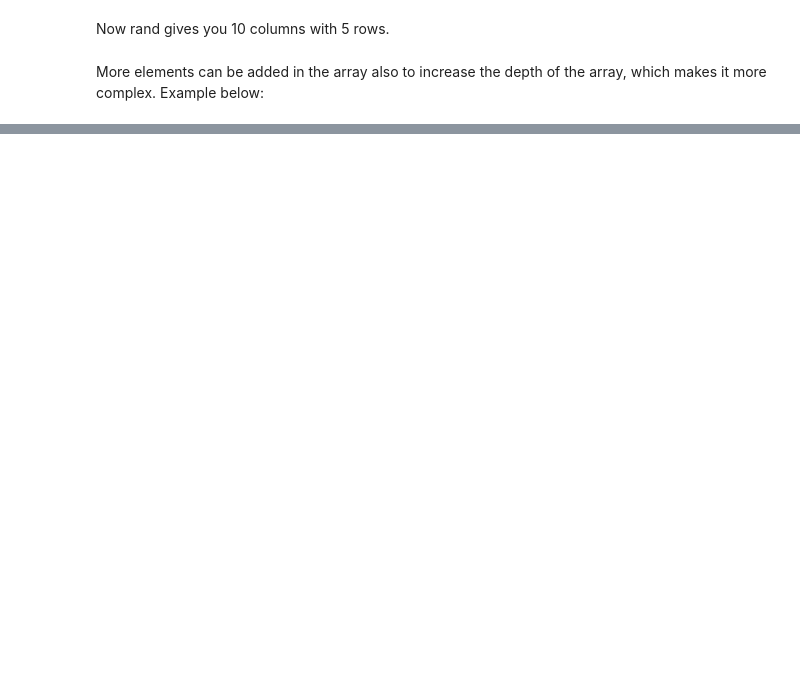
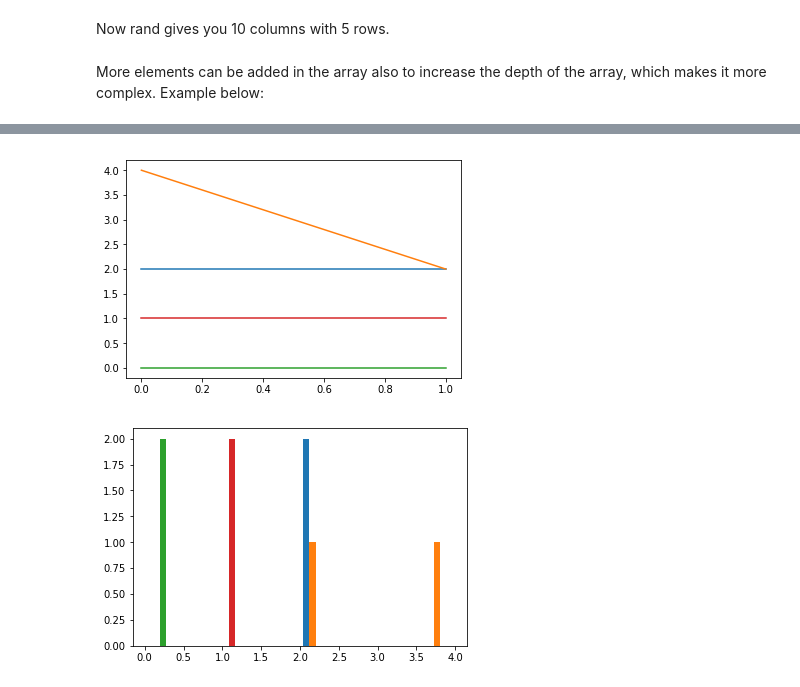
Before and after one commit to LauraOgba/Emerging-Technology, a Jupyter notebook: Numpy Random.ipynb, the cells around one changed output, grey strips where cells are left out. Drawn from its saved outputs; the diff is of its cells as text; code cells hidden in the pictures; blank space fills up the shorter version.

```diff
--- a/Numpy Random.ipynb
+++ b/Numpy Random.ipynb
@@ -80,0 +135,14 @@ In most cases, we would only be dealing with two or one dimensional arrays. This
+# %%
+import matplotlib.pyplot as plt
+
+plt.subplot()
+plt.plot(x)
+plt.show()
+
+
+plt.subplot()
+plt.hist(x)
+plt.show()
+# %% [output]
+[figure, added]
+[figure, added]
```
Also changed, not shown: parts of 16 cells of this notebook.
